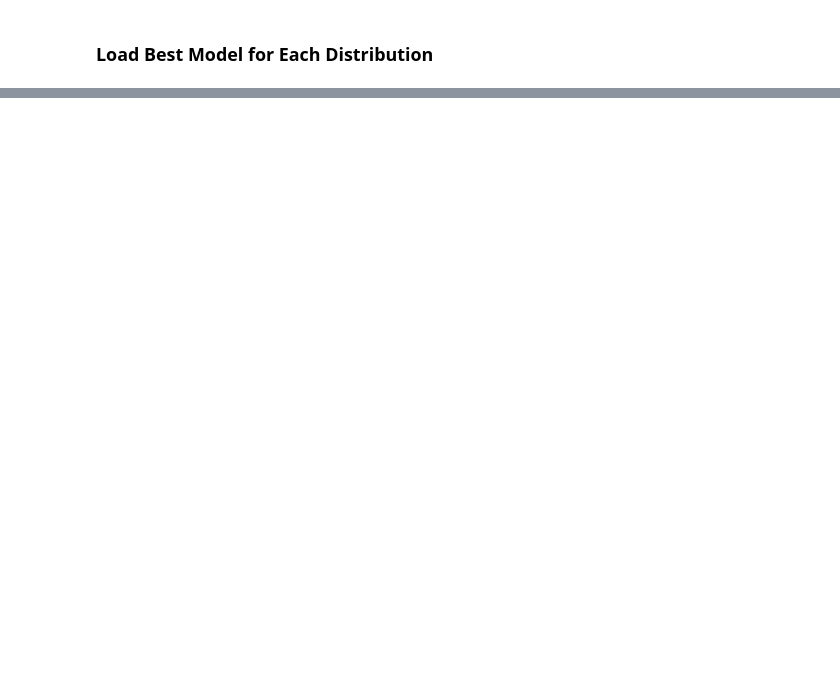
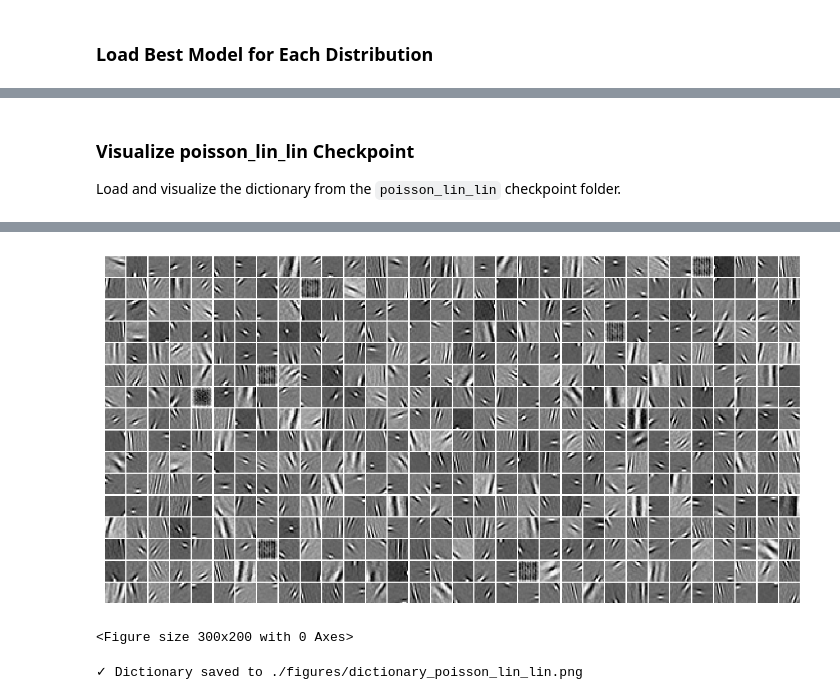
Before and after one commit to mikeibrahim/PoissonVAE, a Jupyter notebook: sweep.ipynb, the cells around one changed output, grey strips where cells are left out. Drawn from its saved outputs; the diff is of its cells as text; code cells hidden in the pictures; blank space fills up the shorter version.

```diff
--- a/sweep.ipynb
+++ b/sweep.ipynb
@@ -578,0 +937,71 @@ Gumbel sparsity (this batch): 1.0000
+# %% [markdown]
+### Visualize poisson_lin_lin Checkpoint
+
+Load and visualize the dictionary from the `poisson_lin_lin` checkpoint folder.
+# %%
+# Load the poisson_lin_lin model
+checkpoint_dir_linlin = Path('./checkpoints/poisson_lin_lin')
+
+print("=" * 60)
+print("POISSON_LIN_LIN MODEL")
+print("=" * 60)
+print(f"Model: {checkpoint_dir_linlin.name}")
+
+# Find the checkpoint file
+checkpoint_files_linlin = list(checkpoint_dir_linlin.glob('*.pt'))
+if checkpoint_files_linlin:
+    checkpoint_path_linlin = checkpoint_files_linlin[0]
+    print(f"Loading: {checkpoint_path_linlin.name}")
+
+    # Load checkpoint
+    checkpoint_linlin = torch.load(checkpoint_path_linlin, map_location='cpu', weights_only=False)
+
+    print(f"Checkpoint keys: {list(checkpoint_linlin.keys())}")
+
+    # Create config - try to load from JSON file first
+    config_file_linlin = checkpoint_dir_linlin / 'ConfigPoisVAE.json'
+    if config_file_linlin.exists():
+        with open(config_file_linlin, 'r') as f:
+            config_dict_linlin = json.load(f)
+        cfg_linlin = ConfigPoisVAE(dataset=config_dict_linlin.get('dataset', 'vH16'))
+        for k, v in config_dict_linlin.items():
+            if hasattr(cfg_linlin, k) and k != 'dataset':
+                setattr(cfg_linlin, k, v)
+    else:
+        cfg_linlin = ConfigPoisVAE(dataset='vH16')
+        model_cfg_dict_linlin = checkpoint_linlin.get('model_cfg', checkpoint_linlin.get('cfg', {}))
+        for k, v in model_cfg_dict_linlin.items():
+            if hasattr(cfg_linlin, k) and k != 'dataset':
+                setattr(cfg_linlin, k, v)
+
+    # Create and load model
+    model_linlin = PoissonVAE(cfg_linlin)
+
+    # Try different state dict keys
+    if 'model_state_dict' in checkpoint_linlin:
+        model_linlin.load_state_dict(checkpoint_linlin['model_state_dict'])
+    elif 'model' in checkpoint_linlin:
+        model_linlin.load_state_dict(checkpoint_linlin['model'])
+    else:
+        model_linlin.load_state_dict(checkpoint_linlin)
+    model_linlin.eval()
+
+    print(f"\nModel config:")
+    print(f"  Encoder type: {model_linlin.cfg.enc_type}")
+    print(f"  Decoder type: {model_linlin.cfg.dec_type}")
+    print(f"  N latents: {model_linlin.cfg.n_latents}")
+    if hasattr(model_linlin.cfg, 'dist_type'):
+        print(f"  Distribution: {model_linlin.cfg.dist_type}")
+
+    # Visualize the dictionary
+    print("\nVisualizing dictionary...")
+    fig_linlin, ax_linlin = model_linlin.show(which='dec', display=True, n_col=16, n_row=32)
+    fig_linlin.suptitle(f'Poisson Dictionary: {checkpoint_dir_linlin.name}',
+                        fontsize=12, fontweight='bold', y=1.0)
+    plt.savefig(f'./figures/dictionary_{checkpoint_dir_linlin.name}.png', dpi=150, bbox_inches='tight')
+    plt.show()
+
+    print(f"\n✓ Dictionary saved to ./figures/dictionary_{checkpoint_dir_linlin.name}.png")
+else:
+    print(f"No checkpoint file found in: {checkpoint_dir_linlin}")
+# %% [output]
@@ -578,0 +1021,3 @@ Gumbel sparsity (this batch): 1.0000
+[figure, added]
+<Figure size 300x200 with 0 Axes>
+✓ Dictionary saved to ./figures/dictionary_poisson_lin_lin.png
```
Also changed, not shown: parts of 36 cells of this notebook, 10 other files.
